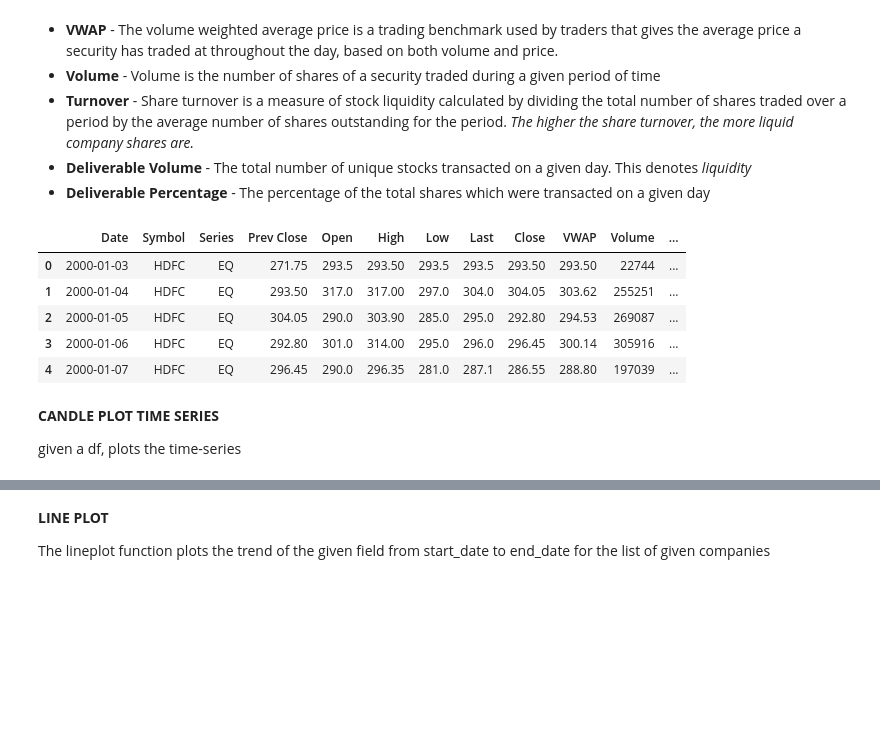
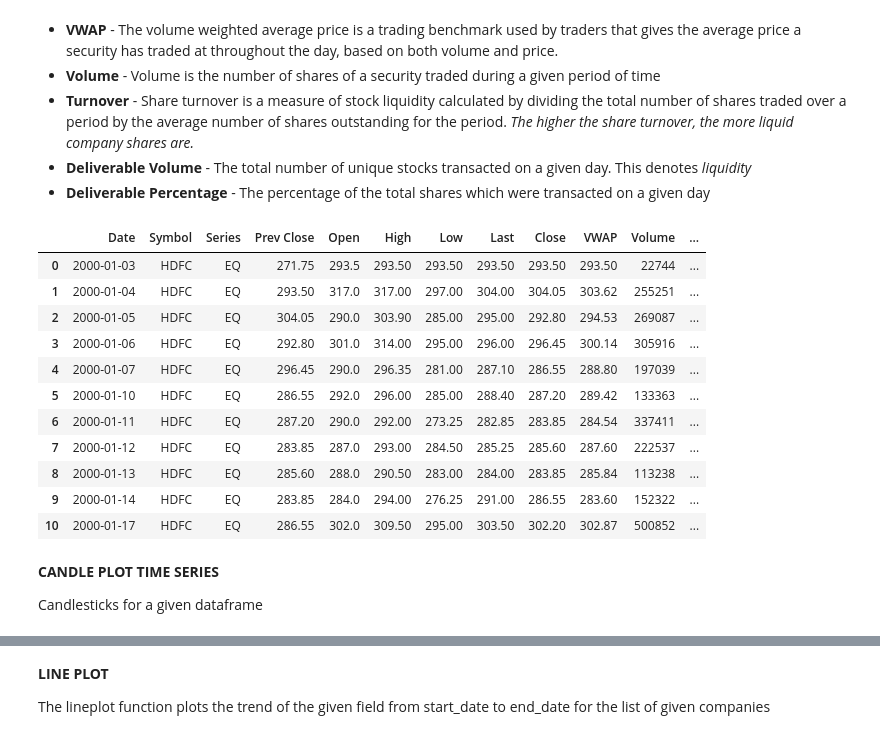
Before and after one commit to paper-plain-dosa/stock-analysis, a Jupyter notebook: Small_Data_EDA.ipynb, the cells around one changed output, grey strips where cells are left out. Drawn from its saved outputs; the diff is of its cells as text; code cells hidden in the pictures; blank space fills up the shorter version.

```diff
--- a/Small_Data_EDA.ipynb
+++ b/Small_Data_EDA.ipynb
@@ -79,18 +80,24 @@ Deliverable Volume = 0
 * **Deliverable Volume**  - The total number of unique stocks transacted on a given day. This denotes *liquidity*
 * **Deliverable Percentage** - The percentage of the total shares which were transacted on a given day
 # %%
-allCSV["HDFC"].head()
+allCSV["HDFC"].head(11)
 # %% [output]
 |  | Date | Symbol | Series | Prev Close | Open | High | Low | Last | Close | VWAP | Volume | ... |
-| 0 | 2000-01-03 | HDFC | EQ | 271.75 | 293.5 | 293.50 | 293.5 | 293.5 | 293.50 | 293.50 | 22744 | ... |
-| 1 | 2000-01-04 | HDFC | EQ | 293.50 | 317.0 | 317.00 | 297.0 | 304.0 | 304.05 | 303.62 | 255251 | ... |
-| 2 | 2000-01-05 | HDFC | EQ | 304.05 | 290.0 | 303.90 | 285.0 | 295.0 | 292.80 | 294.53 | 269087 | ... |
-| 3 | 2000-01-06 | HDFC | EQ | 292.80 | 301.0 | 314.00 | 295.0 | 296.0 | 296.45 | 300.14 | 305916 | ... |
-| 4 | 2000-01-07 | HDFC | EQ | 296.45 | 290.0 | 296.35 | 281.0 | 287.1 | 286.55 | 288.80 | 197039 | ... |
+| 0 | 2000-01-03 | HDFC | EQ | 271.75 | 293.5 | 293.50 | 293.50 | 293.50 | 293.50 | 293.50 | 22744 | ... |
+| 1 | 2000-01-04 | HDFC | EQ | 293.50 | 317.0 | 317.00 | 297.00 | 304.00 | 304.05 | 303.62 | 255251 | ... |
+| 2 | 2000-01-05 | HDFC | EQ | 304.05 | 290.0 | 303.90 | 285.00 | 295.00 | 292.80 | 294.53 | 269087 | ... |
+| 3 | 2000-01-06 | HDFC | EQ | 292.80 | 301.0 | 314.00 | 295.00 | 296.00 | 296.45 | 300.14 | 305916 | ... |
+| 4 | 2000-01-07 | HDFC | EQ | 296.45 | 290.0 | 296.35 | 281.00 | 287.10 | 286.55 | 288.80 | 197039 | ... |
+| 5 | 2000-01-10 | HDFC | EQ | 286.55 | 292.0 | 296.00 | 285.00 | 288.40 | 287.20 | 289.42 | 133363 | ... |
+| 6 | 2000-01-11 | HDFC | EQ | 287.20 | 290.0 | 292.00 | 273.25 | 282.85 | 283.85 | 284.54 | 337411 | ... |
+| 7 | 2000-01-12 | HDFC | EQ | 283.85 | 287.0 | 293.00 | 284.50 | 285.25 | 285.60 | 287.60 | 222537 | ... |
+| 8 | 2000-01-13 | HDFC | EQ | 285.60 | 288.0 | 290.50 | 283.00 | 284.00 | 283.85 | 285.84 | 113238 | ... |
+| 9 | 2000-01-14 | HDFC | EQ | 283.85 | 284.0 | 294.00 | 276.25 | 291.00 | 286.55 | 283.60 | 152322 | ... |
+| 10 | 2000-01-17 | HDFC | EQ | 286.55 | 302.0 | 309.50 | 295.00 | 303.50 | 302.20 | 302.87 | 500852 | ... |
 # %% [markdown]
 **CANDLE PLOT TIME SERIES**
 
-given a df, plots the time-series
+Candlesticks for a given dataframe
 # %%
 def candle_plot(df):
     fig = go.Figure(data=[go.Candlestick(x=df['Date'],
```
Also changed, not shown: parts of 9 cells of this notebook.
